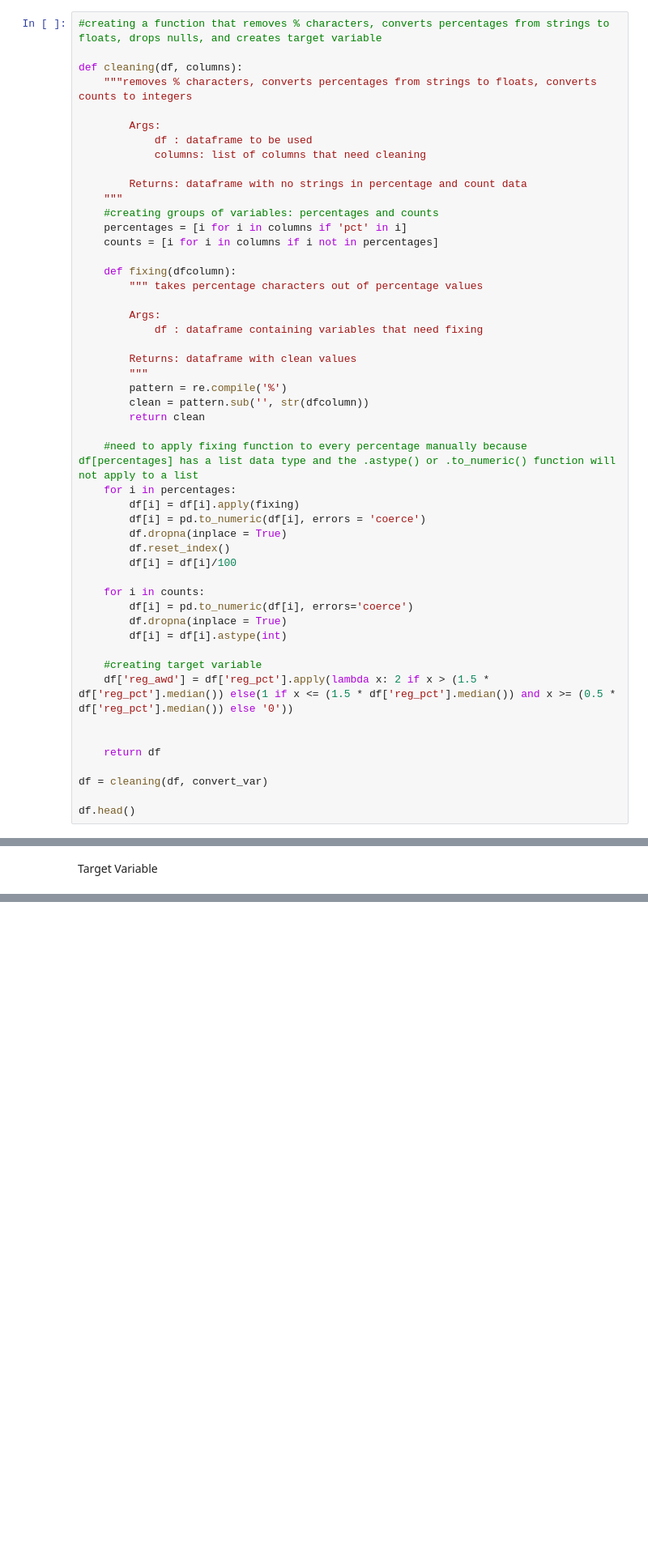
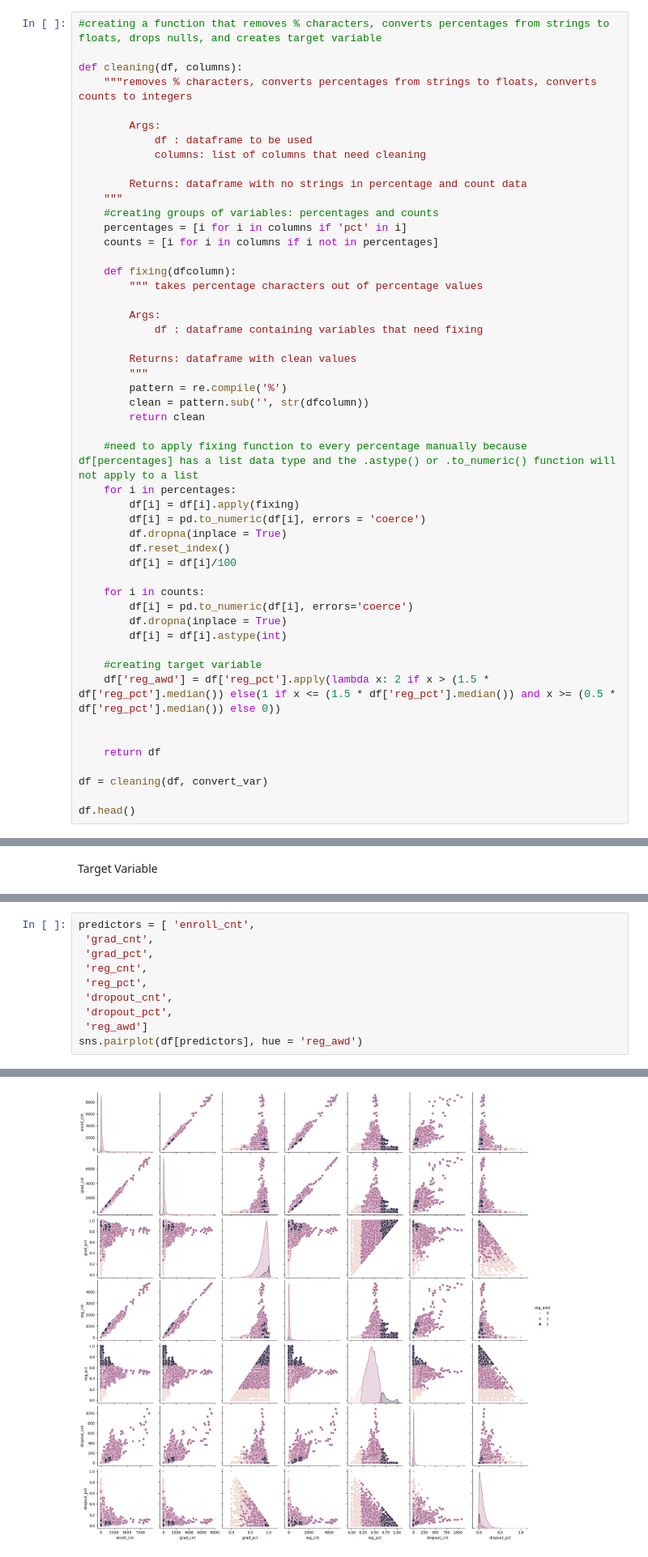
Before and after one commit to benbesthof/HighSchoolDropouts, a Jupyter notebook: B_Besthof_M11_assn.ipynb, the cells around one changed output, grey strips where cells are left out. Shown at 81% size. Saved outputs shown, nothing was run; the diff lists cells and outputs as text; blank space fills up the shorter version.

Commit message:
preprocessor and pairplot

```diff
--- a/B_Besthof_M11_assn.ipynb
+++ b/B_Besthof_M11_assn.ipynb
@@ -188,7 +188,7 @@ def cleaning(df, columns):
         df[i] = df[i].astype(int)
 
     #creating target variable
-    df['reg_awd'] = df['reg_pct'].apply(lambda x: 2 if x > (1.5 * df['reg_pct'].median()) else(1 if x <= (1.5 * df['reg_pct'].median()) and x >= (0.5 * df['reg_pct'].median()) else '0'))
+    df['reg_awd'] = df['reg_pct'].apply(lambda x: 2 if x > (1.5 * df['reg_pct'].median()) else(1 if x <= (1.5 * df['reg_pct'].median()) and x >= (0.5 * df['reg_pct'].median()) else 0))
 
 
     return df
@@ -310,0 +344,11 @@ Name: count, dtype: int64
+# %%
+predictors = [ 'enroll_cnt',
+ 'grad_cnt',
+ 'grad_pct',
+ 'reg_cnt',
+ 'reg_pct',
+ 'dropout_cnt',
+ 'dropout_pct',
+ 'reg_awd']
+sns.pairplot(df[predictors], hue = 'reg_awd')
+# %% [output]
@@ -310,0 +356 @@ Name: count, dtype: int64
+[figure, added]
```
Also changed, not shown: parts of 9 cells of this notebook.
